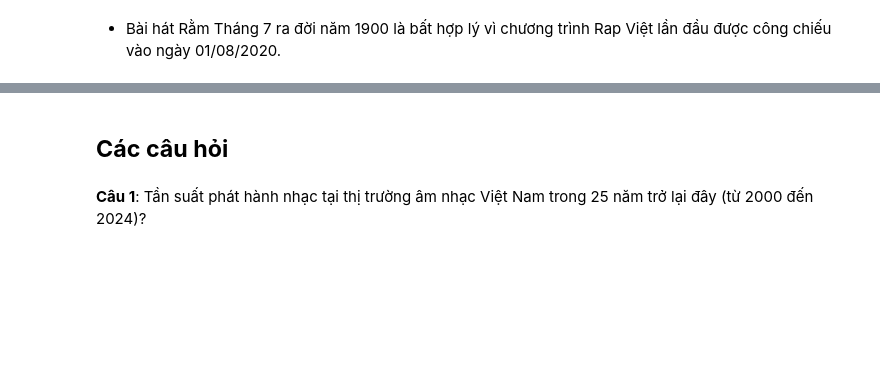
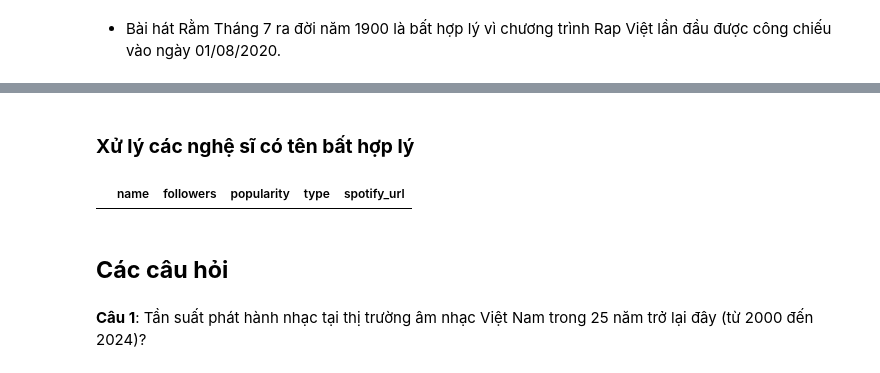
Before and after one commit to 0Nguyen0Cong0Tuan0/Data-Visualization, a Jupyter notebook: Lab1/main.ipynb, the cells around one changed output, grey strips where cells are left out. Drawn from its saved outputs; the diff is of its cells as text; code cells hidden in the pictures; blank space fills up the shorter version.

```diff
--- a/Lab1/main.ipynb
+++ b/Lab1/main.ipynb
@@ -269,0 +402,8 @@ tracks.shape
+# %% [markdown]
+### **Xử lý các nghệ sĩ có tên bất hợp lý**
+# %%
+multi_artists = artists[artists['name'].str.contains(',', regex=False)]
+
+multi_artists
+# %% [output]
+|  | name | followers | popularity | type | spotify_url |
```
Also changed, not shown: parts of 32 cells of this notebook, 2 other files.
